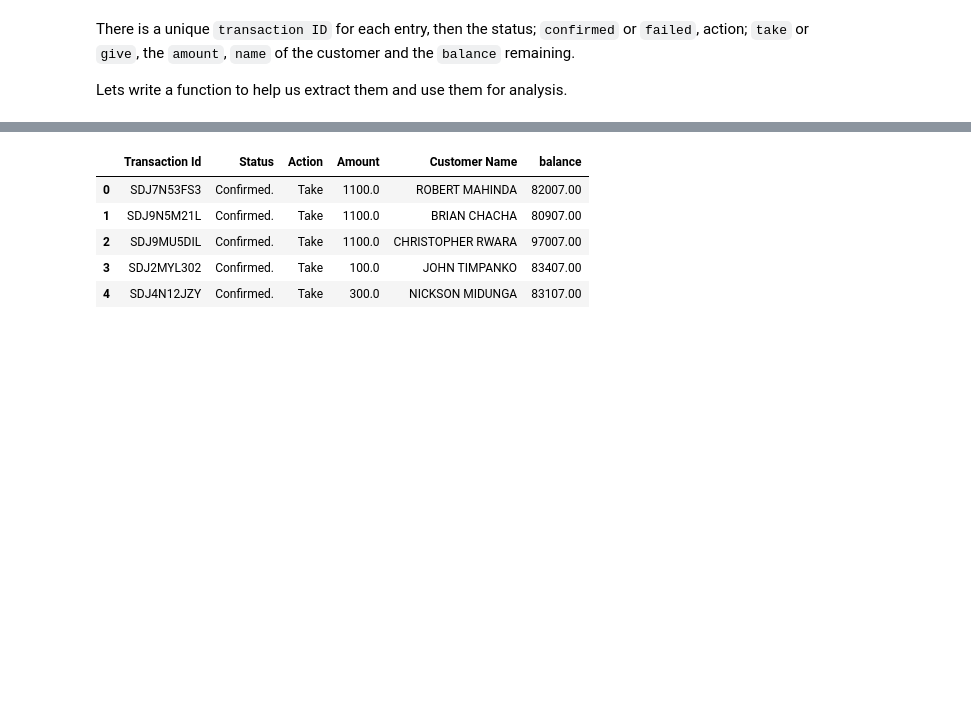
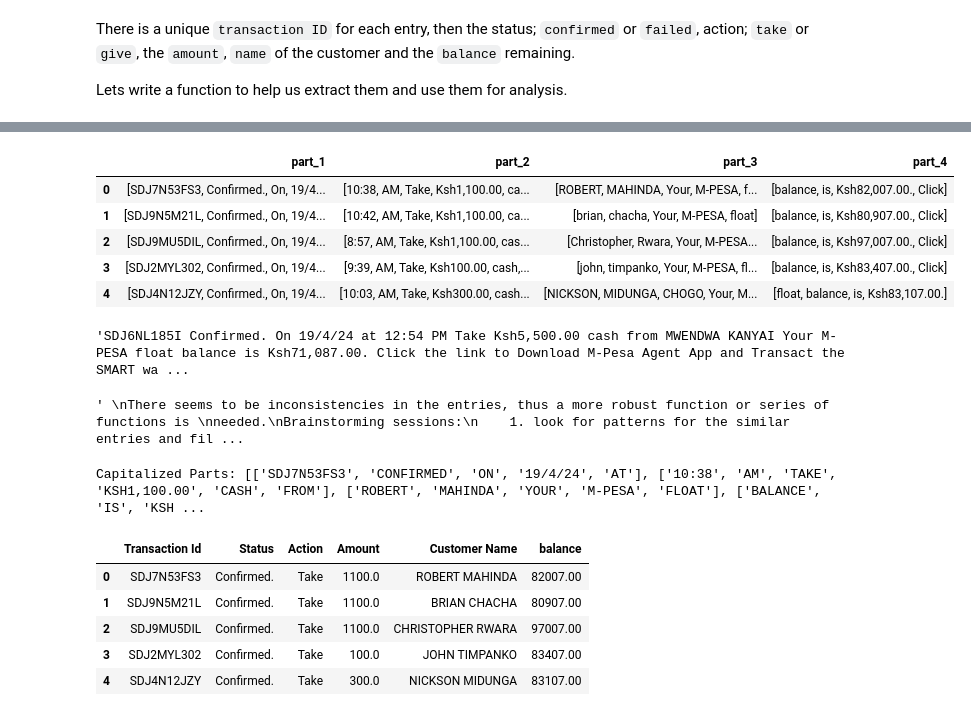
Before and after one commit to MarwaBrian/mpesa, a Jupyter notebook: index.ipynb, the cells around one changed output, grey strips where cells are left out. Drawn from its saved outputs; the diff is of its cells as text; code cells hidden in the pictures; blank space fills up the shorter version.

```diff
--- a/index.ipynb
+++ b/index.ipynb
@@ -131,0 +161,26 @@ Lets write a function to help us extract them and use them for analysis.
+# %%
+trying = data['body'].apply(splitter).apply(pd.Series)
+type(trying)
+trying.head()
+# %% [output]
+|  | part_1 | part_2 | part_3 | part_4 |
+| 0 | [SDJ7N53FS3, Confirmed., On, 19/4... | [10:38, AM, Take, Ksh1,100.00, ca... | [ROBERT, MAHINDA, Your, M-PESA, f... | [balance, is, Ksh82,007.00., Click] |
+| 1 | [SDJ9N5M21L, Confirmed., On, 19/4... | [10:42, AM, Take, Ksh1,100.00, ca... | [brian, chacha, Your, M-PESA, float] | [balance, is, Ksh80,907.00., Click] |
+| 2 | [SDJ9MU5DIL, Confirmed., On, 19/4... | [8:57, AM, Take, Ksh1,100.00, cas... | [Christopher, Rwara, Your, M-PESA... | [balance, is, Ksh97,007.00., Click] |
+| 3 | [SDJ2MYL302, Confirmed., On, 19/4... | [9:39, AM, Take, Ksh100.00, cash,... | [john, timpanko, Your, M-PESA, fl... | [balance, is, Ksh83,407.00., Click] |
+| 4 | [SDJ4N12JZY, Confirmed., On, 19/4... | [10:03, AM, Take, Ksh300.00, cash... | [NICKSON, MIDUNGA, CHOGO, Your, M... | [float, balance, is, Ksh83,107.00.] |
+# %%
+data['body'].iloc[10]
+# %% [output]
+'SDJ6NL185I Confirmed. On 19/4/24 at 12:54 PM Take Ksh5,500.00 cash from MWENDWA KANYAI Your M-PESA float balance is Ksh71,087.00. Click the link to Download M-Pesa Agent App and Transact the SMART wa ...
+# %%
+"""
+There seems to be inconsistencies in the entries, thus a more robust function or series of functions is
+needed.
+Brainstorming sessions:
+    1. look for patterns for the similar entries and filter based on that
+    2. Second option is: after splitting it into the different sections, go over each of the entries and split them
+    again on every punctuation mark.
+"""
+# %% [output]
+' \nThere seems to be inconsistencies in the entries, thus a more robust function or series of functions is \nneeded.\nBrainstorming sessions:\n    1. look for patterns for the similar entries and fil ...
@@ -132,3 +232,40 @@ Lets write a function to help us extract them and use them for analysis.
+# %%
+#lets try option 2 before going back to option one
+import string
+
+class StringProcessor:
+    def spli(self, x):
+        parts = x.split()
+        part_1 = parts[:5]
+        part_2 = parts[5:11]
+        part_3 = parts[11:16]
+        part_4 = parts[16:20]
+        return part_1, part_2, part_3, part_4
+
+    def split_processing(self, parts):
+        processed_parts = []
+        for part in parts:
+            #split on punctuation marks
+            split_subparts = [word.strip(string.punctuation).upper() for sublist in part for word in sublist.split()]
+            processed_parts.append(split_subparts)
+        return processed_parts
+
+    def to_dataframe(self, processed_parts):
+        ...
+
+#initialize the class instance
+processor = StringProcessor()
+
+
+# Method 1: Split input string
+split_parts = processor.spli(sample)
+# print("Split Parts:", split_parts)
+
+# Method 2: Split on punctuation and capitalize
+capitalized_parts = processor.split_processing(split_parts)
+print("Capitalized Parts:", capitalized_parts)
+# %% [output]
+Capitalized Parts: [['SDJ7N53FS3', 'CONFIRMED', 'ON', '19/4/24', 'AT'], ['10:38', 'AM', 'TAKE', 'KSH1,100.00', 'CASH', 'FROM'], ['ROBERT', 'MAHINDA', 'YOUR', 'M-PESA', 'FLOAT'], ['BALANCE', 'IS', 'KSH ...
 # %%
 #lets create a function to extract information from this column
 """
```
Also changed, not shown: parts of 8 cells of this notebook, 1 other file.
